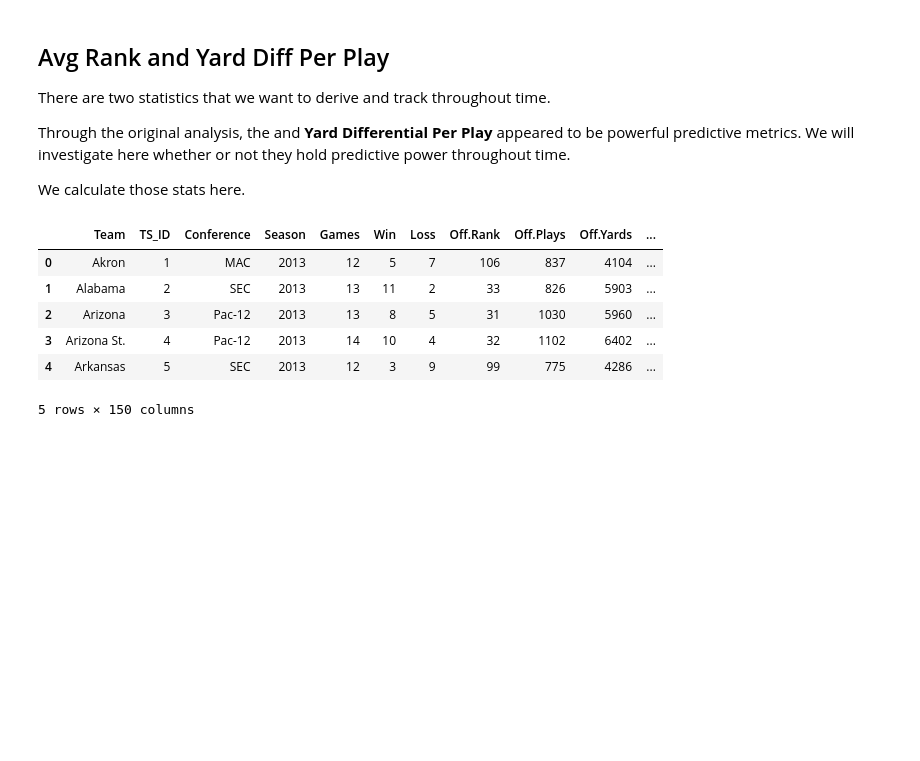
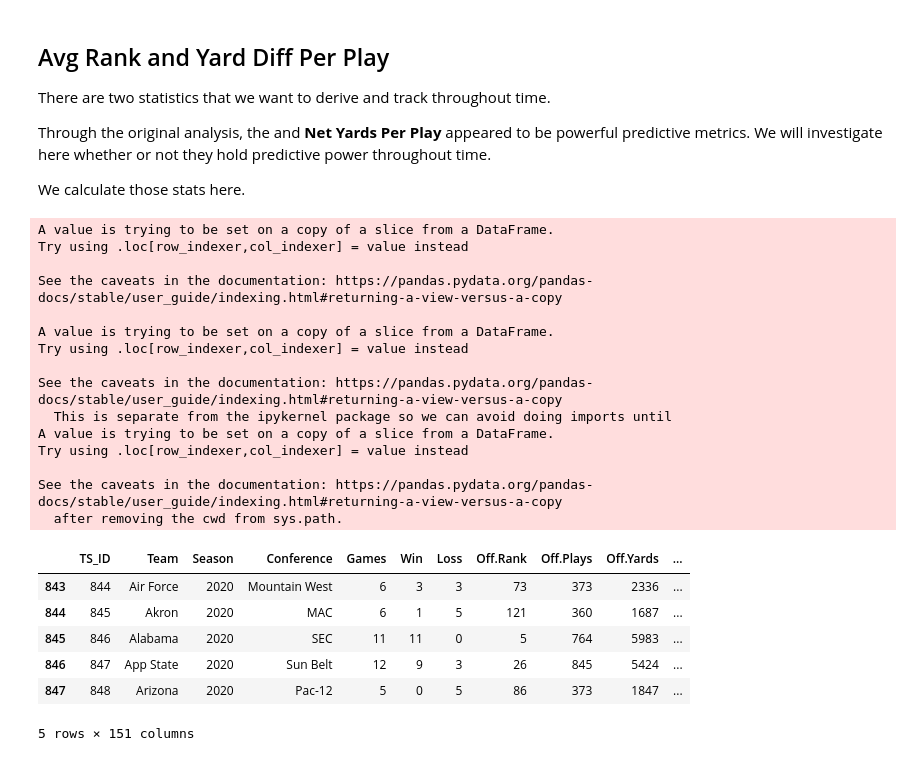
Before and after one commit to JGlessner757/dawg, a Jupyter notebook: Analysis/2020-most important-stat.ipynb, the cells around one changed output. Drawn from its saved outputs; the diff is of its cells as text; code cells hidden in the pictures; blank space fills up the shorter version.

```diff
--- a/Analysis/2020-most important-stat.ipynb
+++ b/Analysis/2020-most important-stat.ipynb
@@ -9,7 +9,7 @@ import scipy.stats as stats
 # Command so that plots appear in the iPython Notebook
 %matplotlib inline
 # %%
-#read in dataset
-df = pd.read_csv('C:/Users/jgles/dawg/Analysis/2013-2018NCAATeamStats_2.csv')
+#read in master dataset
+df = pd.read_csv('C:/Users/jgles/dawg/Analysis/CFB_Dataset_PROD.csv')
 df
 # %% [output]
@@ -29,14 +29,19 @@ df
 # %%
 # There are some extra columns that we drop here.
 
-df = df.drop(['Unnamed: 146',
- 'Unnamed: 147',
- 'Unnamed: 148',
- 'Unnamed: 149',
- 'Unnamed: 150',
- 'Unnamed: 151',
- 'Unnamed: 152'],
-       axis = 1)
+#df = df.drop(['Unnamed: 147',
+# 'Unnamed: 148',
+# 'Unnamed: 149',
+# 'Unnamed: 150',
+# 'Unnamed: 151',
+# 'Unnamed: 152'],
+#       axis = 1)
 
-df.head()
+# Since we are exploring just the 2020 Season, we will filter and keep all the teams from 2020.
+
+is_2020 = df['Season'] == 2020
+print(is_2020.head())
+
+df20 = df[is_2020]
+df20.head()
 # %% [output]
@@ -46,19 +57,35 @@ KeyError: "['Unnamed: 146' 'Unnamed: 147' 'Unnamed: 148' 'Unnamed: 149'\n 'Unnam
 
 There are two statistics that we want to derive and track throughout time.
 
-Through the original analysis, the <Average Rank> and **Yard Differential Per Play** appeared to be powerful predictive metrics.  We will investigate here whether or not they hold predictive power throughout time.
+Through the original analysis, the <Average Rank> and **Net Yards Per Play** appeared to be powerful predictive metrics.  We will investigate here whether or not they hold predictive power throughout time.
 
 We calculate those stats here.
 # %%
+df = df20
 df['Avg Rank']=(df['Off.Rank']+df['Def.Rank'])/2
 df['Net Yards Per Play']=df['Off.Yards.Play'] - df['Yards.Play.Allowed']
 df['winpct']=df['Win'] / df['Games']
 df.head()
 # %% [output]
+A value is trying to be set on a copy of a slice from a DataFrame.
+Try using .loc[row_indexer,col_indexer] = value instead
+
+See the caveats in the documentation: https://pandas.pydata.org/pandas-docs/stable/user_guide/indexing.html#returning-a-view-versus-a-copy
+
+A value is trying to be set on a copy of a slice from a DataFrame.
+Try using .loc[row_indexer,col_indexer] = value instead
+
+See the caveats in the documentation: https://pandas.pydata.org/pandas-docs/stable/user_guide/indexing.html#returning-a-view-versus-a-copy
+  This is separate from the ipykernel package so we can avoid doing imports until
+A value is trying to be set on a copy of a slice from a DataFrame.
+Try using .loc[row_indexer,col_indexer] = value instead
+
+See the caveats in the documentation: https://pandas.pydata.org/pandas-docs/stable/user_guide/indexing.html#returning-a-view-versus-a-copy
+  after removing the cwd from sys.path.
-|  | Team | TS_ID | Conference | Season | Games | Win | Loss | Off.Rank | Off.Plays | Off.Yards | ... |
-| 0 | Akron | 1 | MAC | 2013 | 12 | 5 | 7 | 106 | 837 | 4104 | ... |
-| 1 | Alabama | 2 | SEC | 2013 | 13 | 11 | 2 | 33 | 826 | 5903 | ... |
-| 2 | Arizona | 3 | Pac-12 | 2013 | 13 | 8 | 5 | 31 | 1030 | 5960 | ... |
-| 3 | Arizona St. | 4 | Pac-12 | 2013 | 14 | 10 | 4 | 32 | 1102 | 6402 | ... |
-| 4 | Arkansas | 5 | SEC | 2013 | 12 | 3 | 9 | 99 | 775 | 4286 | ... |
+|  | TS_ID | Team | Season | Conference | Games | Win | Loss | Off.Rank | Off.Plays | Off.Yards | ... |
+| 843 | 844 | Air Force | 2020 | Mountain West | 6 | 3 | 3 | 73 | 373 | 2336 | ... |
+| 844 | 845 | Akron | 2020 | MAC | 6 | 1 | 5 | 121 | 360 | 1687 | ... |
+| 845 | 846 | Alabama | 2020 | SEC | 11 | 11 | 0 | 5 | 764 | 5983 | ... |
+| 846 | 847 | App State | 2020 | Sun Belt | 12 | 9 | 3 | 26 | 845 | 5424 | ... |
+| 847 | 848 | Arizona | 2020 | Pac-12 | 5 | 0 | 5 | 86 | 373 | 1847 | ... |
-5 rows × 150 columns
+5 rows × 151 columns
```
Also changed, not shown: parts of 17 cells of this notebook, 3 other files.
